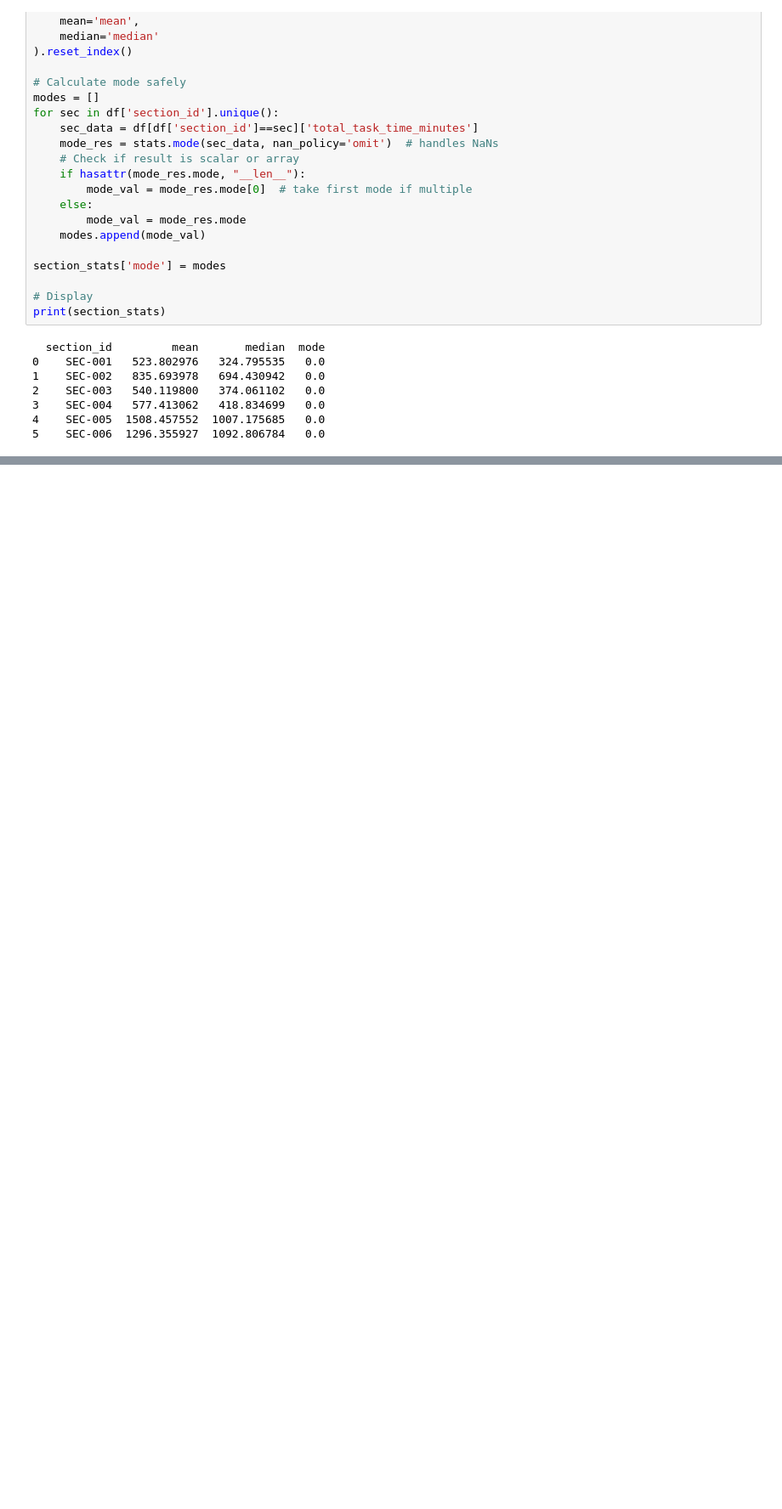
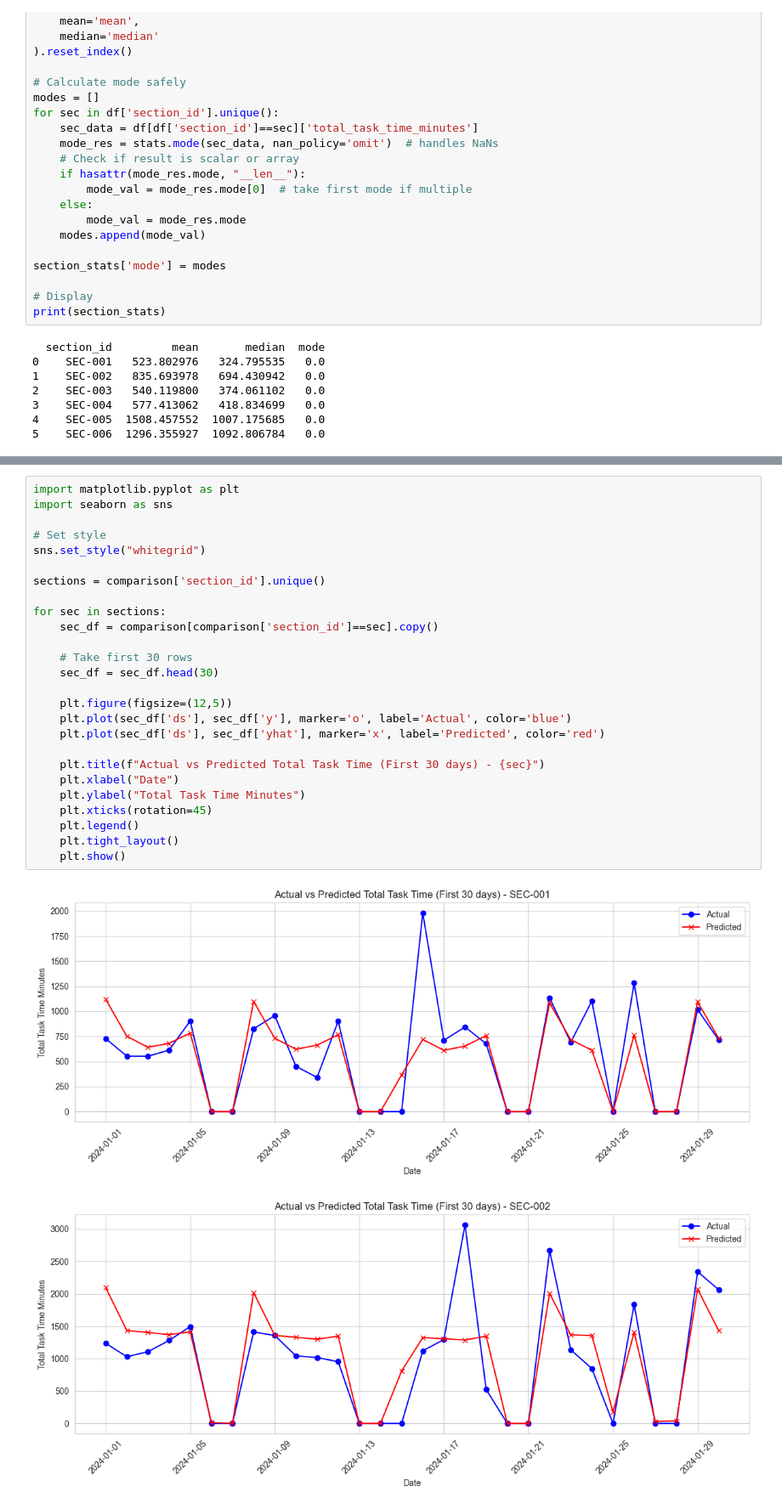
Before and after one commit to didulanthaisuru/rootcode_datathon_notebooks, a Jupyter notebook: prophet_2024_predict.ipynb, the cells around one changed output, grey strips where cells are left out. Shown at 85% size. Drawn from its saved outputs; the diff is of its cells as text; blank space fills up the shorter version.

```diff
--- a/prophet_2024_predict.ipynb
+++ b/prophet_2024_predict.ipynb
@@ -341,0 +427,29 @@ print(section_stats)
+# %%
+import matplotlib.pyplot as plt
+import seaborn as sns
+
+# Set style
+sns.set_style("whitegrid")
+
+sections = comparison['section_id'].unique()
+
+for sec in sections:
+    sec_df = comparison[comparison['section_id']==sec].copy()
+
+    # Take first 30 rows
+    sec_df = sec_df.head(30)
+
+    plt.figure(figsize=(12,5))
+    plt.plot(sec_df['ds'], sec_df['y'], marker='o', label='Actual', color='blue')
+    plt.plot(sec_df['ds'], sec_df['yhat'], marker='x', label='Predicted', color='red')
+
+    plt.title(f"Actual vs Predicted Total Task Time (First 30 days) - {sec}")
+    plt.xlabel("Date")
+    plt.ylabel("Total Task Time Minutes")
+    plt.xticks(rotation=45)
+    plt.legend()
+    plt.tight_layout()
+    plt.show()
+# %% [output]
+[figure, added]
+[figure, added]
```
Also changed, not shown: parts of 3 cells of this notebook, 2 other files.
